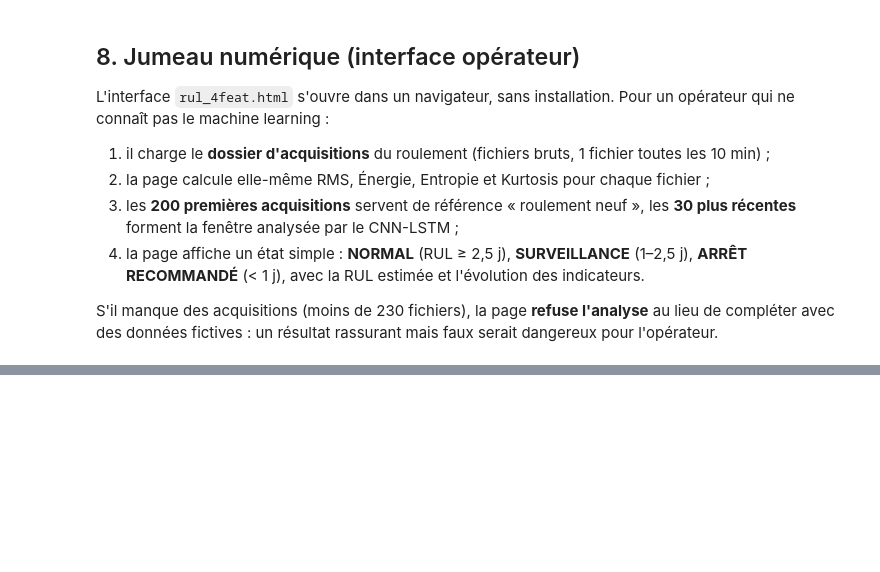
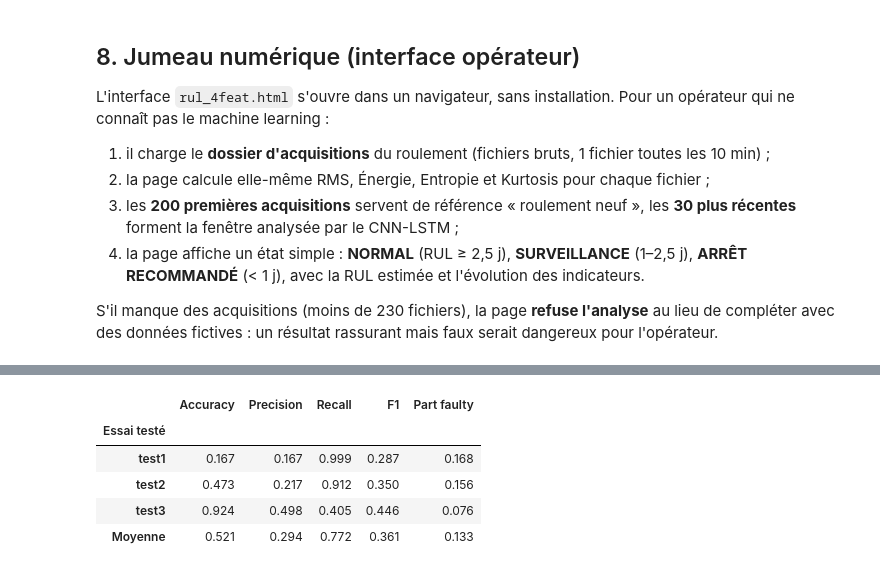
Before and after one commit to cdjarabe07/pfa-maintenance-predictive-roulements, a Jupyter notebook: IMS_Bearing_Analysis_corrige.ipynb, the cells around one changed output, grey strips where cells are left out. Drawn from its saved outputs; the diff is of its cells as text; code cells hidden in the pictures; blank space fills up the shorter version.

```diff
--- a/IMS_Bearing_Analysis_corrige.ipynb
+++ b/IMS_Bearing_Analysis_corrige.ipynb
@@ -845,0 +859,35 @@ avec des données fictives : un résultat rassurant mais faux serait dangereux p
+# %%
+from sklearn.ensemble import RandomForestClassifier
+from sklearn.metrics import f1_score, precision_score, recall_score, accuracy_score
+
+FEATS4 = ['RMS', 'Energy', 'Entropy', 'Kurtosis']
+frames = []
+for t in ['test1', 'test2', 'test3']:
+    d = pd.read_csv(f'cache/features_{t}.csv')
+    for b in range(1, 5):
+        x = d[(d.Bearing == b) & (d.RMS >= 0.01)].copy()
+        faulty = np.zeros(len(x), bool)
+        for f in FEATS4:
+            q1, q3 = x[f].quantile(.25), x[f].quantile(.75); i = q3 - q1
+            faulty |= ((x[f] < q1 - 1.5 * i) | (x[f] > q3 + 1.5 * i)).to_numpy()
+        x['y'] = faulty.astype(int); x['essai'] = t; frames.append(x)
+D = pd.concat(frames, ignore_index=True)
+
+rows = []
+for t in ['test1', 'test2', 'test3']:
+    tr, te = D[D.essai != t], D[D.essai == t]
+    m = RandomForestClassifier(60, max_depth=10, min_samples_leaf=5, class_weight='balanced',
+                               random_state=0, n_jobs=-1).fit(tr[FEATS4], tr.y)
+    p = m.predict(te[FEATS4])
+    rows.append({'Essai testé': t, 'Accuracy': accuracy_score(te.y, p), 'Precision': precision_score(te.y, p),
+                 'Recall': recall_score(te.y, p), 'F1': f1_score(te.y, p), 'Part faulty': te.y.mean()})
+res9 = pd.DataFrame(rows).set_index('Essai testé')
+res9.loc['Moyenne'] = res9.mean()
+res9.round(3)
+# %% [output]
+|  | Accuracy | Precision | Recall | F1 | Part faulty |
+| Essai testé |  |  |  |  |  |
+| test1 | 0.167 | 0.167 | 0.999 | 0.287 | 0.168 |
+| test2 | 0.473 | 0.217 | 0.912 | 0.350 | 0.156 |
+| test3 | 0.924 | 0.498 | 0.405 | 0.446 | 0.076 |
+| Moyenne | 0.521 | 0.294 | 0.772 | 0.361 | 0.133 |
```
Also changed, not shown: parts of 12 cells of this notebook, 10 other files.
